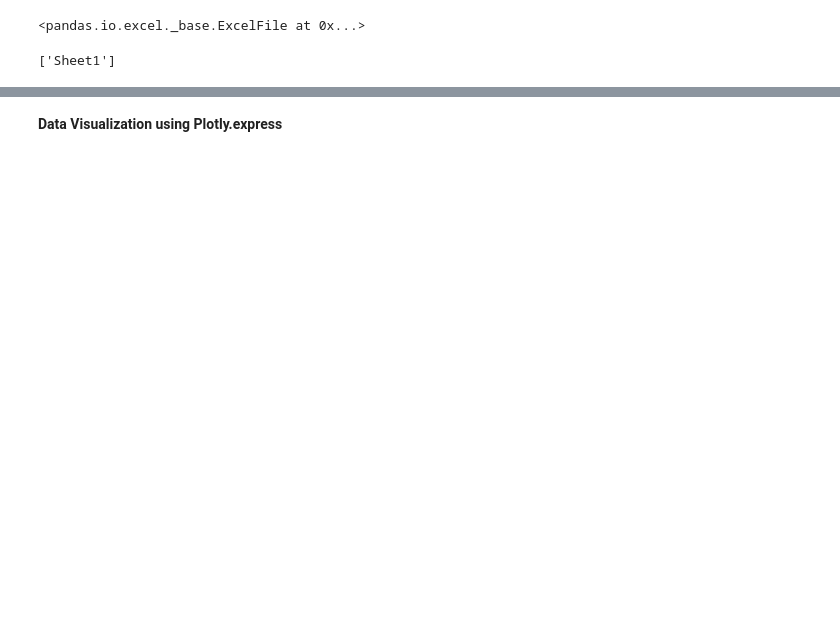
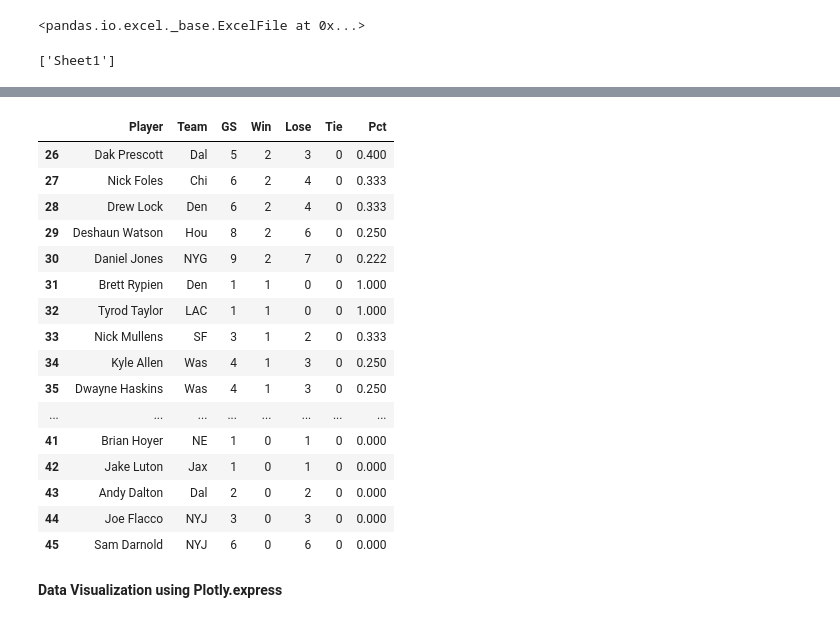
Before and after one commit to MaryAdewunmi/Predicting-NFL2020, a Jupyter notebook: NFL_2020.ipynb, the cells around one changed output, grey strips where cells are left out. Drawn from its saved outputs; the diff is of its cells as text; code cells hidden in the pictures; blank space fills up the shorter version.

```diff
--- a/NFL_2020.ipynb
+++ b/NFL_2020.ipynb
@@ -58,3 +67,23 @@ df1
+# %%
+df1.tail(20)
+# %% [output]
+|  | Player | Team | GS | Win | Lose | Tie | Pct |
+| 26 | Dak Prescott | Dal | 5 | 2 | 3 | 0 | 0.400 |
+| 27 | Nick Foles | Chi | 6 | 2 | 4 | 0 | 0.333 |
+| 28 | Drew Lock | Den | 6 | 2 | 4 | 0 | 0.333 |
+| 29 | Deshaun Watson | Hou | 8 | 2 | 6 | 0 | 0.250 |
+| 30 | Daniel Jones | NYG | 9 | 2 | 7 | 0 | 0.222 |
+| 31 | Brett Rypien | Den | 1 | 1 | 0 | 0 | 1.000 |
+| 32 | Tyrod Taylor | LAC | 1 | 1 | 0 | 0 | 1.000 |
+| 33 | Nick Mullens | SF | 3 | 1 | 2 | 0 | 0.333 |
+| 34 | Kyle Allen | Was | 4 | 1 | 3 | 0 | 0.250 |
+| 35 | Dwayne Haskins | Was | 4 | 1 | 3 | 0 | 0.250 |
+| ... | ... | ... | ... | ... | ... | ... | ... |
+| 41 | Brian Hoyer | NE | 1 | 0 | 1 | 0 | 0.000 |
+| 42 | Jake Luton | Jax | 1 | 0 | 1 | 0 | 0.000 |
+| 43 | Andy Dalton | Dal | 2 | 0 | 2 | 0 | 0.000 |
+| 44 | Joe Flacco | NYJ | 3 | 0 | 3 | 0 | 0.000 |
+| 45 | Sam Darnold | NYJ | 6 | 0 | 6 | 0 | 0.000 |
 # %% [markdown]
 **Data Visualization using Plotly.express**
 # %%
```
Also changed, not shown: parts of 21 cells of this notebook.
